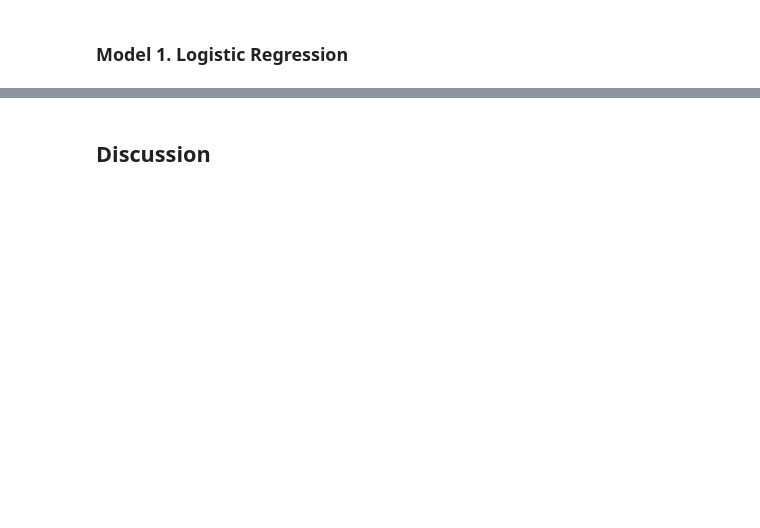
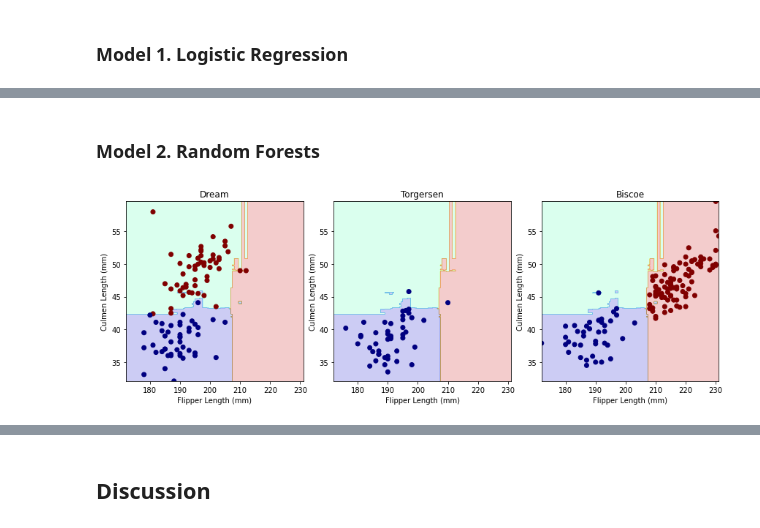
Before and after one commit to rainbowschubert/Palmer-Penguins-Analysis, a Jupyter notebook: 2A11-Penguins Group Project (1).ipynb, the cells around one changed output, grey strips where cells are left out. Cells and saved outputs as stored; diff of their text form; code cells hidden in the pictures; blank space fills up the shorter version.

```diff
--- a/2A11-Penguins Group Project (1).ipynb
+++ b/2A11-Penguins Group Project (1).ipynb
@@ -212,0 +180,9 @@ ValueError: 'c' argument has 273 elements, which is inconsistent with 'x' and 'y
+# %% [markdown]
+### Model 2. Random Forests
+# %%
+from sklearn.ensemble import RandomForestClassifier
+
+RF=RandomForestClassifier()
+plot_regions(RF,X_train,y_train)
+# %% [output]
+[figure, added]
```
Also changed, not shown: parts of 12 cells of this notebook.
